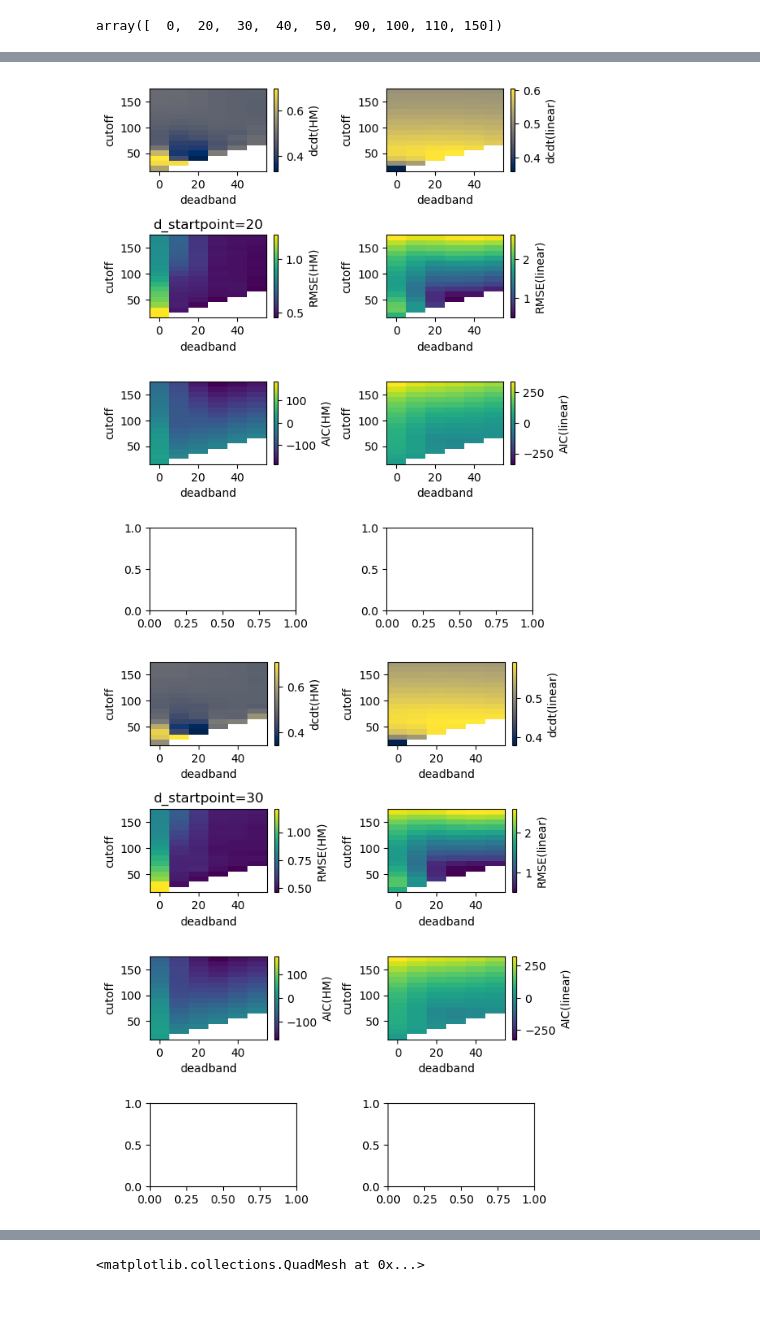
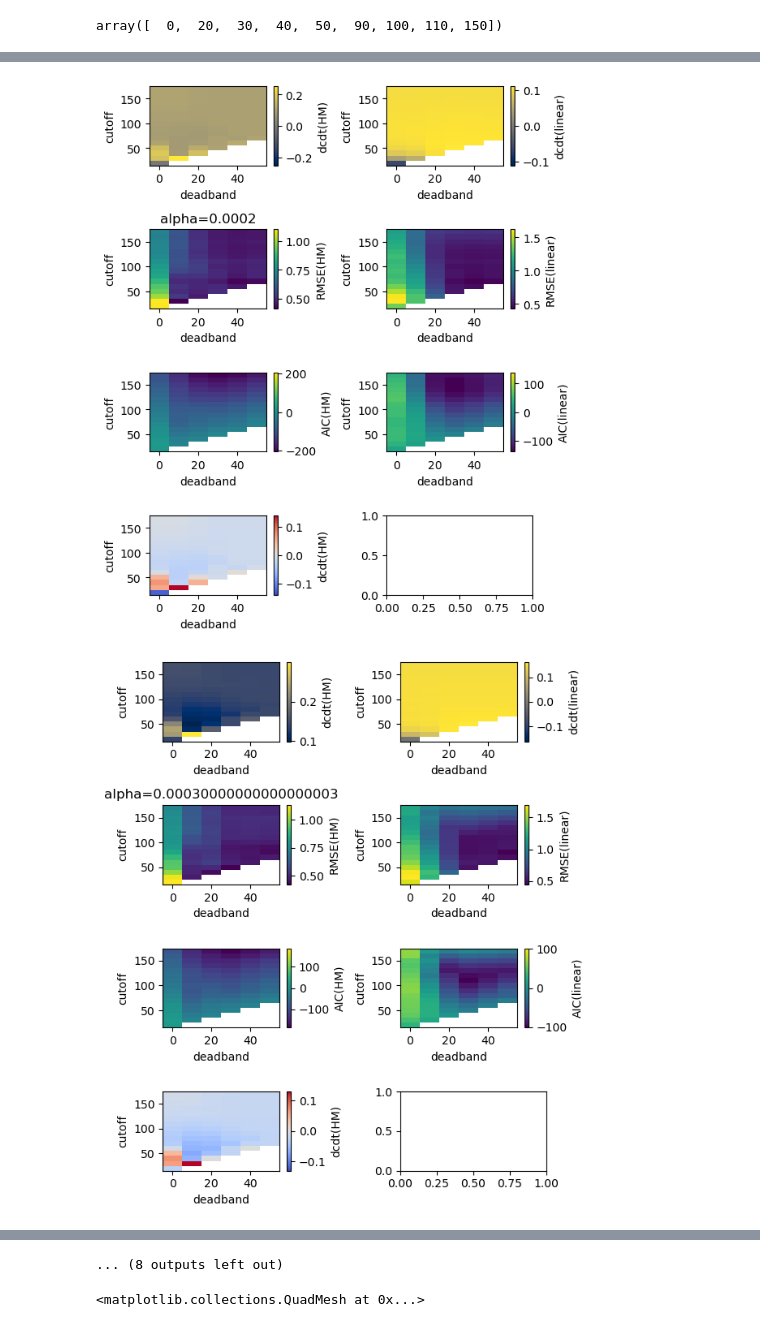
Before and after one commit to alexnaoki/soilgasflux_fcs, a Jupyter notebook: notebooks/analysis_synthetical.ipynb, the cells around one changed output, grey strips where cells are left out. Cells and saved outputs as stored; diff of their text form; code cells hidden in the pictures.

```diff
--- a/notebooks/analysis_synthetical.ipynb
+++ b/notebooks/analysis_synthetical.ipynb
@@ -53,13 +56,13 @@ np.unique(expected_ds['d_startpoint'].values)
 # %% [output]
 array([  0,  20,  30,  40,  50,  90, 100, 110, 150])
 # %%
-for d_startpoint in np.unique(expected_ds['d_startpoint'].values):
+for alpha in np.unique(expected_ds['alpha'].values):
     # print(d_startpoint)
     # d_startpoint = 20
 
     fig, ax = plt.subplots(4,2, figsize=(6,7))
 
-    time_selection = expected_ds.where(expected_ds['d_startpoint'] == d_startpoint, drop=True).time
+    time_selection = expected_ds.where((expected_ds['alpha'] == alpha)&(expected_ds['d_startpoint']==0), drop=True).time
 
     ds.sel(time=time_selection)['dcdt(HM)'].median(dim=['time']).plot(ax=ax[0,0], cmap='cividis')
     ds.sel(time=time_selection)['dcdt(linear)'].median(dim=['time']).plot(ax=ax[0,1], cmap='cividis')
@@ -71,8 +74,11 @@ for d_startpoint in np.unique(expected_ds['d_startpoint'].values):
     ds.sel(time=time_selection)['AIC(HM)'].median(dim=['time']).plot(ax=ax[2,0], cmap='viridis')
     ds.sel(time=time_selection)['AIC(linear)'].median(dim=['time']).plot(ax=ax[2,1], cmap='viridis')
 
+    (ds.sel(time=time_selection)['dcdt(HM)']-expected_ds.sel(time=time_selection)['dcdt(HM)']).median(dim=['time']).plot(ax=ax[3,0], cmap='coolwarm')
+    # (ds.sel(time=time_selection)['dcdt(linear)']-expected_ds.sel(time=time_selection)['dcdt(linear)']).median(dim=['time']).plot(ax=ax[3,1], cmap='coolwarm')
 
-    ax[1,0].set_title(f'd_startpoint={d_startpoint}')
+
+    ax[1,0].set_title(f'alpha={alpha}')
     fig.tight_layout()
     fig.show()
 # %% [output]
@@ -80,2 +86,2 @@ for d_startpoint in np.unique(expected_ds['d_startpoint'].values):
-[figure, old version]
+[figure, new version]
-[figure, old version]
+[figure, new version]
@@ -88,3 +97,4 @@ for d_startpoint in np.unique(expected_ds['d_startpoint'].values):
+... (8 outputs left out)
 # %%
 # %% [output]
 <matplotlib.collections.QuadMesh at 0x...>
```
Also changed, not shown: parts of 3 cells of this notebook.
